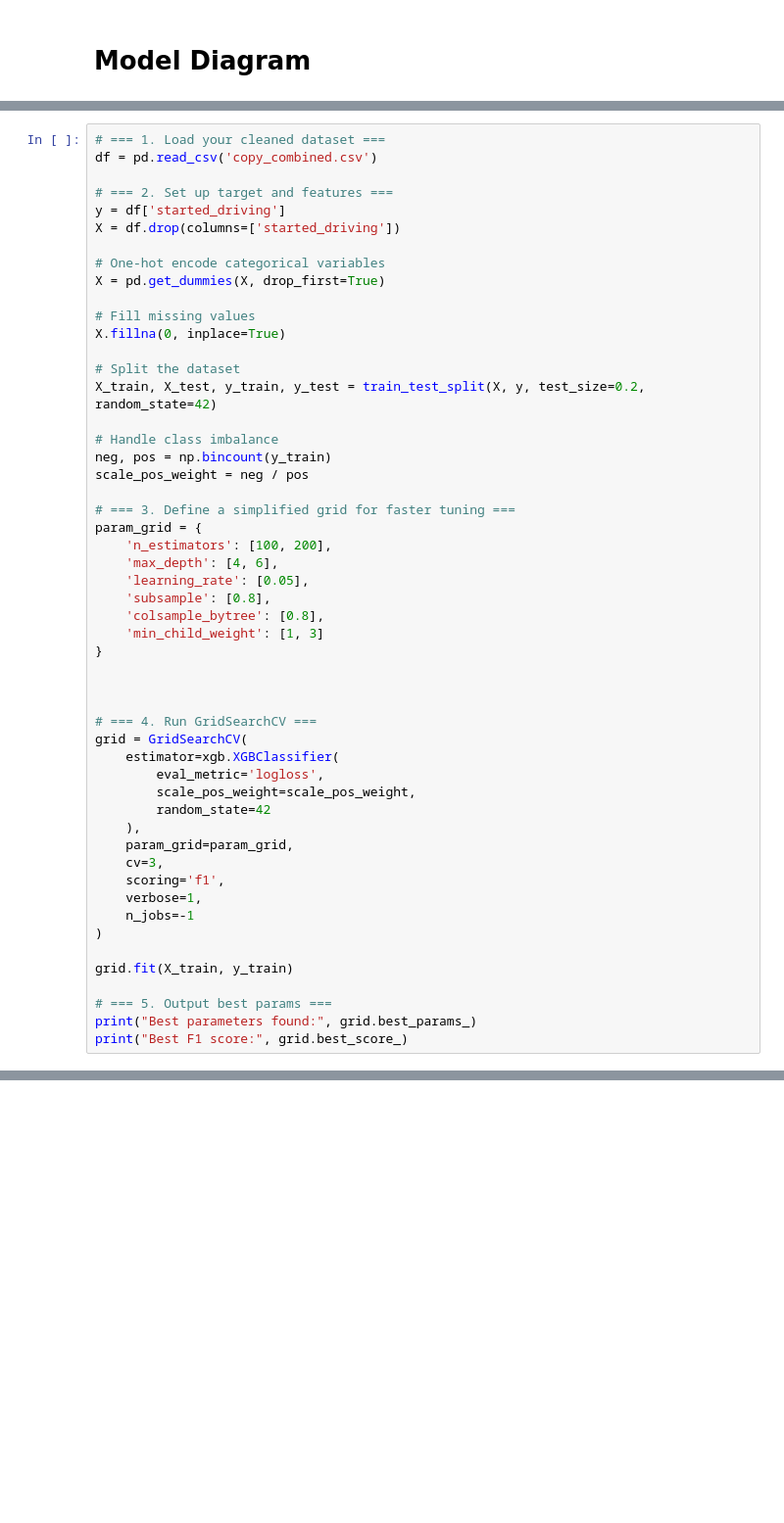
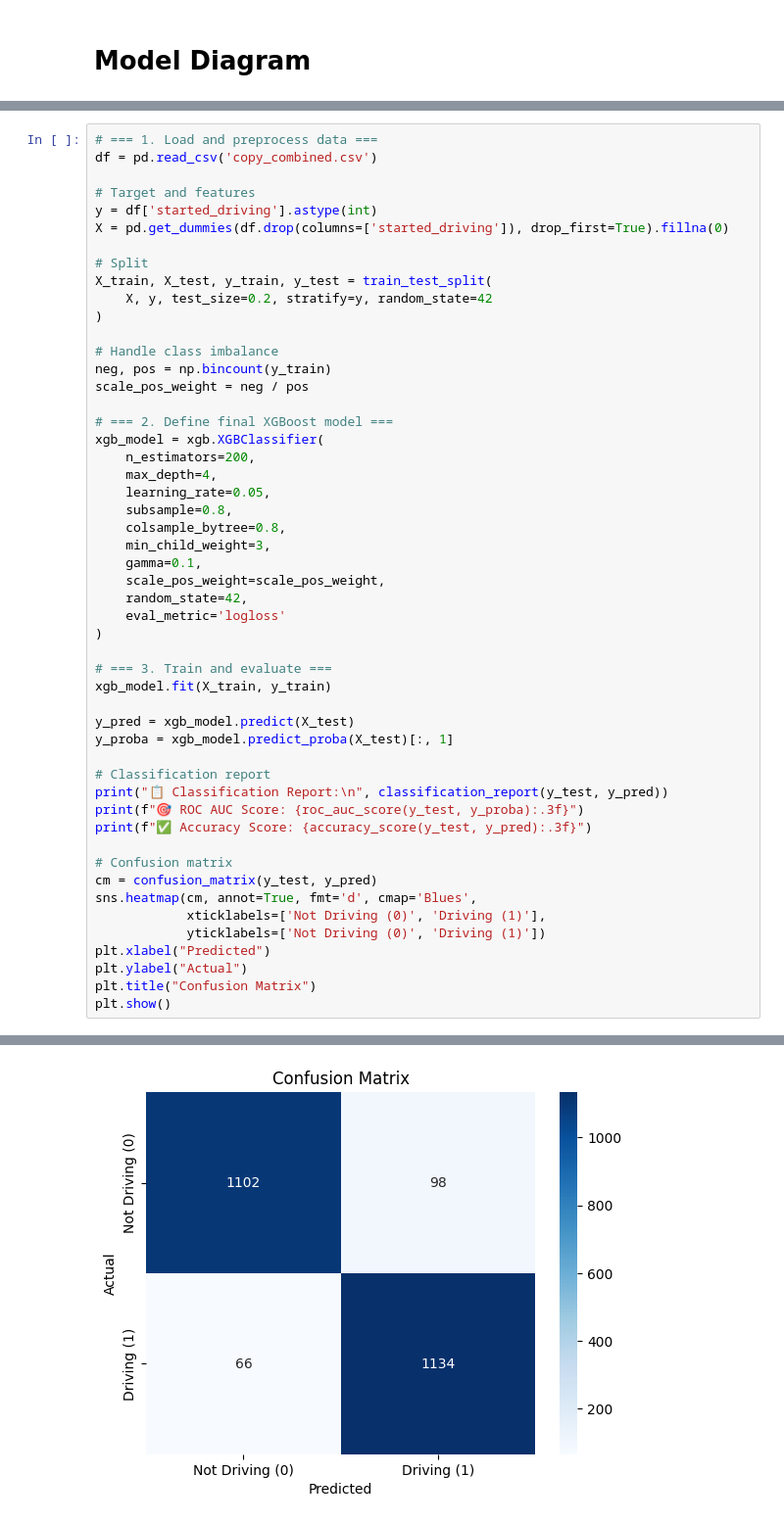
Before and after one commit to johnsonng05/Datathon-2025, a Jupyter notebook: deepnote/Datathon2025/Driven by Data.ipynb, the cells around one changed output, grey strips where cells are left out. Shown at 98% size. Cells and saved outputs as stored; diff of their text form; blank space fills up the shorter version.

```diff
--- a/deepnote/Datathon2025/Driven by Data.ipynb
+++ b/deepnote/Datathon2025/Driven by Data.ipynb
@@ -235,53 +246,52 @@ plt.show()
 # %%
-# === 1. Load your cleaned dataset ===
+# === 1. Load and preprocess data ===
 df = pd.read_csv('copy_combined.csv')
 
-# === 2. Set up target and features ===
-y = df['started_driving']
-X = df.drop(columns=['started_driving'])
+# Target and features
+y = df['started_driving'].astype(int)
+X = pd.get_dummies(df.drop(columns=['started_driving']), drop_first=True).fillna(0)
 
-# One-hot encode categorical variables
-X = pd.get_dummies(X, drop_first=True)
-
-# Fill missing values
-X.fillna(0, inplace=True)
-
-# Split the dataset
-X_train, X_test, y_train, y_test = train_test_split(X, y, test_size=0.2, random_state=42)
+# Split
+X_train, X_test, y_train, y_test = train_test_split(
+    X, y, test_size=0.2, stratify=y, random_state=42
+)
 
 # Handle class imbalance
 neg, pos = np.bincount(y_train)
 scale_pos_weight = neg / pos
 
-# === 3. Define a simplified grid for faster tuning ===
-param_grid = {
-    'n_estimators': [100, 200],
-    'max_depth': [4, 6],
-    'learning_rate': [0.05],
-    'subsample': [0.8],
-    'colsample_bytree': [0.8],
-    'min_child_weight': [1, 3]
-}
-
-
-
-# === 4. Run GridSearchCV ===
-grid = GridSearchCV(
-    estimator=xgb.XGBClassifier(
-        eval_metric='logloss',
-        scale_pos_weight=scale_pos_weight,
-        random_state=42
-    ),
-    param_grid=param_grid,
-    cv=3,
-    scoring='f1',
-    verbose=1,
-    n_jobs=-1
+# === 2. Define final XGBoost model ===
+xgb_model = xgb.XGBClassifier(
+    n_estimators=200,
+    max_depth=4,
+    learning_rate=0.05,
+    subsample=0.8,
+    colsample_bytree=0.8,
+    min_child_weight=3,
+    gamma=0.1,
+    scale_pos_weight=scale_pos_weight,
+    random_state=42,
+    eval_metric='logloss'
 )
 
-grid.fit(X_train, y_train)
+# === 3. Train and evaluate ===
+xgb_model.fit(X_train, y_train)
 
-# === 5. Output best params ===
-print("Best parameters found:", grid.best_params_)
-print("Best F1 score:", grid.best_score_)
+y_pred = xgb_model.predict(X_test)
+y_proba = xgb_model.predict_proba(X_test)[:, 1]
+
+# Classification report
+print("📋 Classification Report:\n", classification_report(y_test, y_pred))
+print(f"🎯 ROC AUC Score: {roc_auc_score(y_test, y_proba):.3f}")
+print(f"✅ Accuracy Score: {accuracy_score(y_test, y_pred):.3f}")
+
+# Confusion matrix
+cm = confusion_matrix(y_test, y_pred)
+sns.heatmap(cm, annot=True, fmt='d', cmap='Blues',
+            xticklabels=['Not Driving (0)', 'Driving (1)'],
+            yticklabels=['Not Driving (0)', 'Driving (1)'])
+plt.xlabel("Predicted")
+plt.ylabel("Actual")
+plt.title("Confusion Matrix")
+plt.show()
 # %% [output]
@@ -290,0 +310 @@ Best F1 score: 0.9343769216292838
+[figure, added]
```
Also changed, not shown: parts of 6 cells of this notebook.
